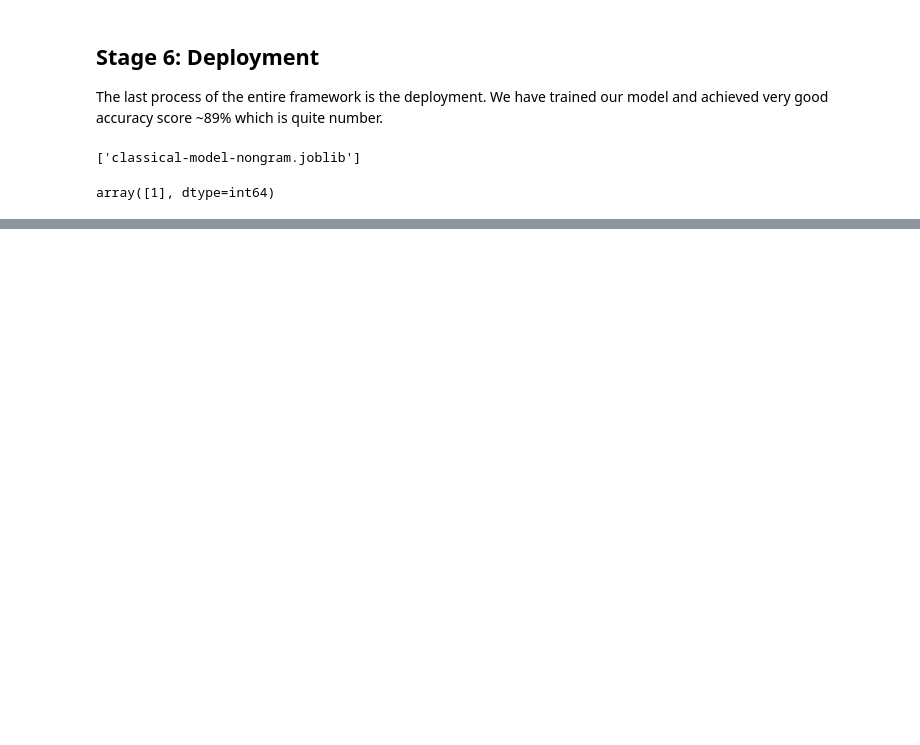
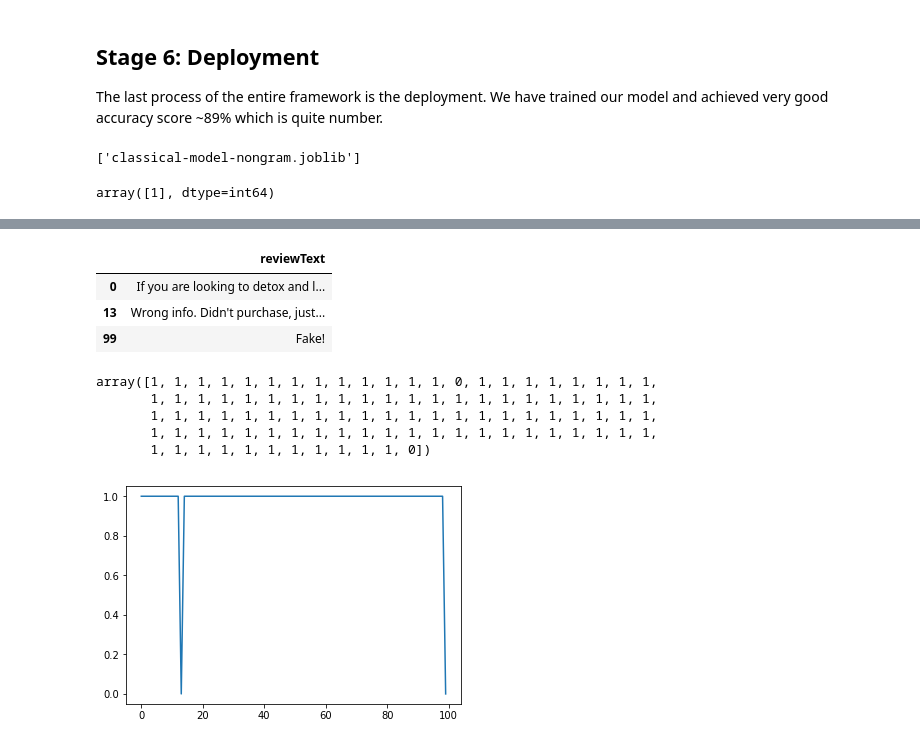
Before and after one commit to PramodaMajhi/sentiment-analysis, a Jupyter notebook: SentimentAnalysis-classical.ipynb, the cells around one changed output, grey strips where cells are left out. Saved outputs shown, nothing was run; the diff lists cells and outputs as text; code cells hidden in the pictures; blank space fills up the shorter version.

```diff
--- a/SentimentAnalysis-classical.ipynb
+++ b/SentimentAnalysis-classical.ipynb
@@ -279,0 +288,6 @@ Your feedback is Negative
+# %%
+# read text data from file
+df = pd.read_csv("test-data-filtered.csv", usecols=['reviewText'])
+pd.set_option('display.width', 100)
+df.style.set_properties({'text-align': 'right'})
+df.head(10)
@@ -279,0 +306,24 @@ Your feedback is Negative
+# %%
+# 13 and 99 are negative reviews
+df.iloc[[0,13,99]]
+# %% [output]
+|  | reviewText |
+| 0 | If you are looking to detox and l... |
+| 13 | Wrong info. Didn't purchase, just... |
+| 99 | Fake! |
+# %%
+# transformed
+test_vector = vectorizer.transform(df.reviewText.values.astype('U'))
+actualPredict = model.predict(test_vector)
+actualPredict
+# %% [output]
+array([1, 1, 1, 1, 1, 1, 1, 1, 1, 1, 1, 1, 1, 0, 1, 1, 1, 1, 1, 1, 1, 1,
+       1, 1, 1, 1, 1, 1, 1, 1, 1, 1, 1, 1, 1, 1, 1, 1, 1, 1, 1, 1, 1, 1,
+       1, 1, 1, 1, 1, 1, 1, 1, 1, 1, 1, 1, 1, 1, 1, 1, 1, 1, 1, 1, 1, 1,
+       1, 1, 1, 1, 1, 1, 1, 1, 1, 1, 1, 1, 1, 1, 1, 1, 1, 1, 1, 1, 1, 1,
+       1, 1, 1, 1, 1, 1, 1, 1, 1, 1, 1, 0])
+# %%
+plt.plot(actualPredict)
+plt.show()
+# %% [output]
+[figure, added]
```
Also changed, not shown: parts of 14 cells of this notebook, 2 other files.
